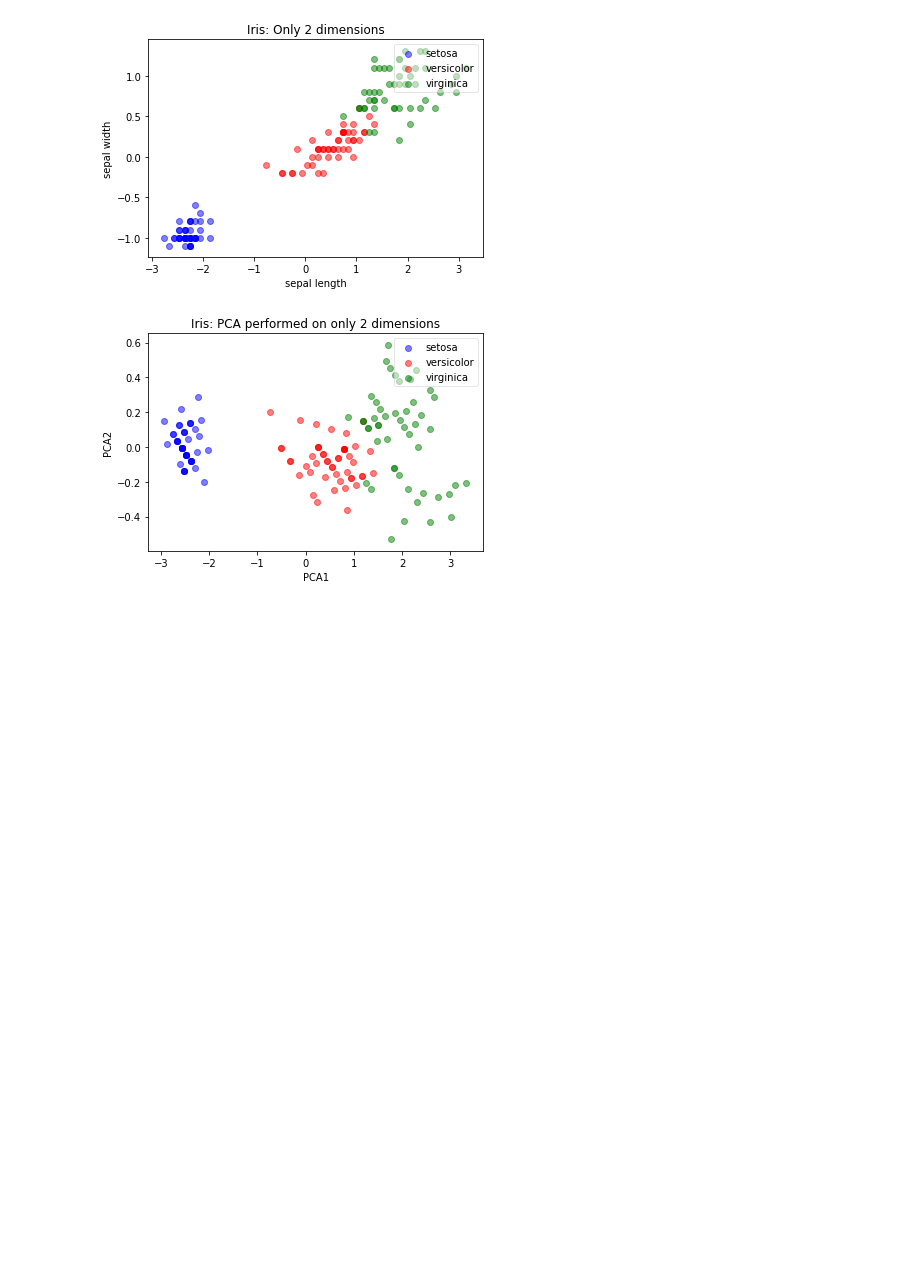
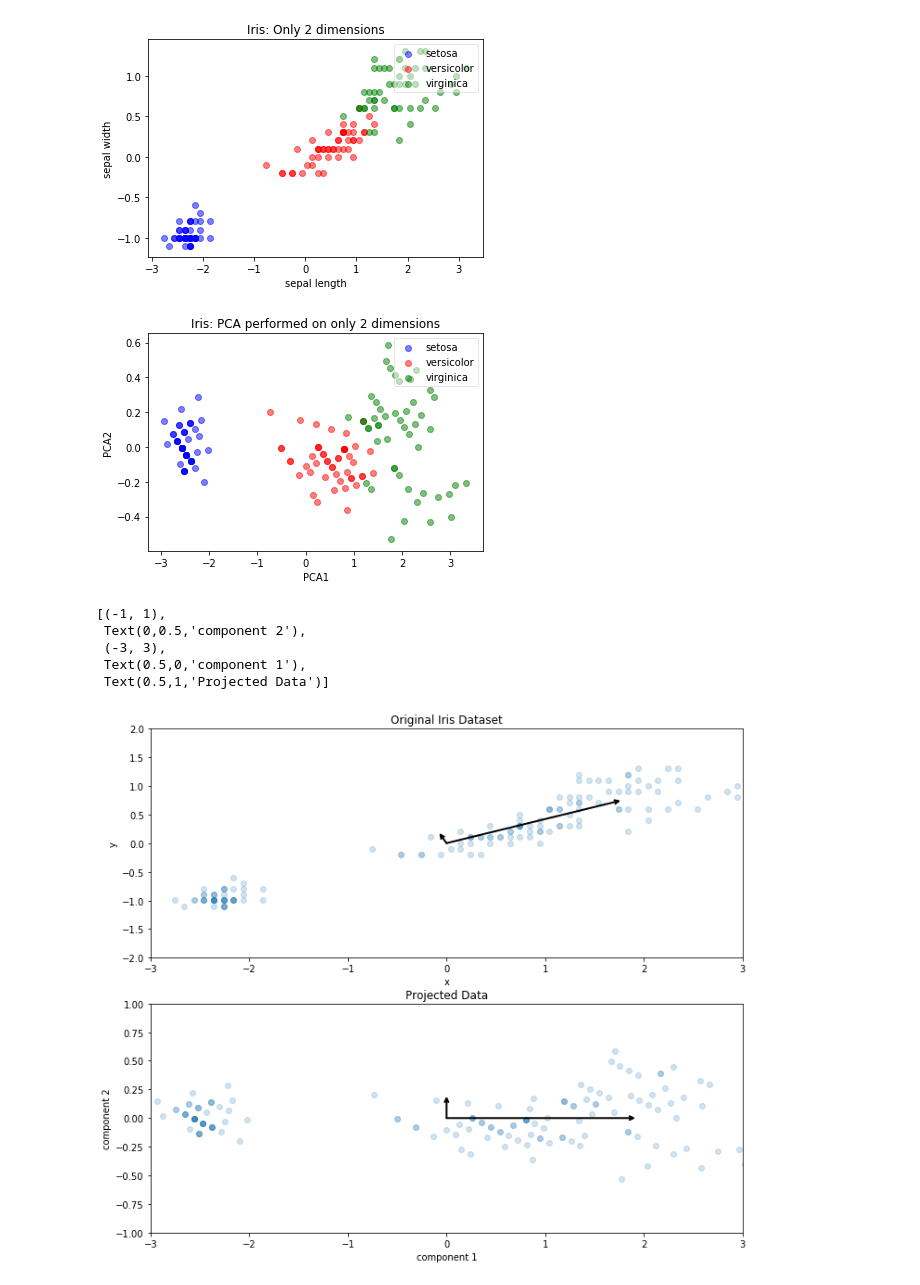
Before and after one commit to yungshun317/feature-transformation, a Jupyter notebook: the_iris_dataset.ipynb, the cells around one changed output. Drawn from its saved outputs; the diff is of its cells as text; code cells hidden in the pictures; blank space fills up the shorter version.

Commit message:
Show the way the data is moving and how the guiding vectors become perpendicular coordinate systems in the PCA projected data

```diff
--- a/the_iris_dataset.ipynb
+++ b/the_iris_dataset.ipynb
@@ -403,3 +403,43 @@ iris_2_dim_transformed = twodim_pca.fit_transform(iris_2_dim)
 plot(iris_2_dim_transformed, iris_y, "Iris: PCA performed on only 2 dimensions", "PCA1", "PCA2")
 # %% [output]
 [figure]
+# %%
+# This code is graphing both the original iris data and the projected version of it using PCA.
+# Moreover, on each graph, the principal components are graphed as vectors on the data themselves
+# The longer of the arrows is meant to describe the first principal component and
+# the shorter of the arrows describes the second principal component
+def draw_vector(v0, v1, ax):
+    arrowprops=dict(arrowstyle='->',linewidth=2,
+                    shrinkA=0, shrinkB=0)
+    ax.annotate('', v1, v0, arrowprops=arrowprops)
+
+fig, ax = plt.subplots(2, 1, figsize=(10, 10))
+fig.subplots_adjust(left=0.0625, right=0.95, wspace=0.1)
+
+# Plot data
+ax[0].scatter(iris_2_dim[:, 0], iris_2_dim[:, 1], alpha=0.2)
+for length, vector in zip(twodim_pca.explained_variance_, twodim_pca.components_):
+    v = vector * np.sqrt(length)  # elongdate vector to match up to explained_variance
+    draw_vector(twodim_pca.mean_,
+                twodim_pca.mean_ + v, ax=ax[0])
+ax[0].set(xlabel='x', ylabel='y', title='Original Iris Dataset',
+         xlim=(-3, 3), ylim=(-2, 2))
+
+ax[1].scatter(iris_2_dim_transformed[:, 0], iris_2_dim_transformed[:, 1], alpha=0.2)
+for length, vector in zip(twodim_pca.explained_variance_, twodim_pca.components_):
+    transformed_component = twodim_pca.transform([vector])[0]  # transform components to new coordinate system
+    v = transformed_component * np.sqrt(length)  # elongdate vector to match up to explained_variance
+    draw_vector(iris_2_dim_transformed.mean(axis=0),
+                iris_2_dim_transformed.mean(axis=0) + v, ax=ax[1])
+ax[1].set(xlabel='component 1', ylabel='component 2',
+          title='Projected Data',
+          xlim=(-3, 3), ylim=(-1, 1))
+# To interpret the components as being guiding vectors, showing the way in which the data is moving and showing
+# how these guiding vectors become perpendicular coordinate systems
+# %% [output]
+[(-1, 1),
+ Text(0,0.5,'component 2'),
+ (-3, 3),
+ Text(0.5,0,'component 1'),
+ Text(0.5,1,'Projected Data')]
+[figure, added]
```
